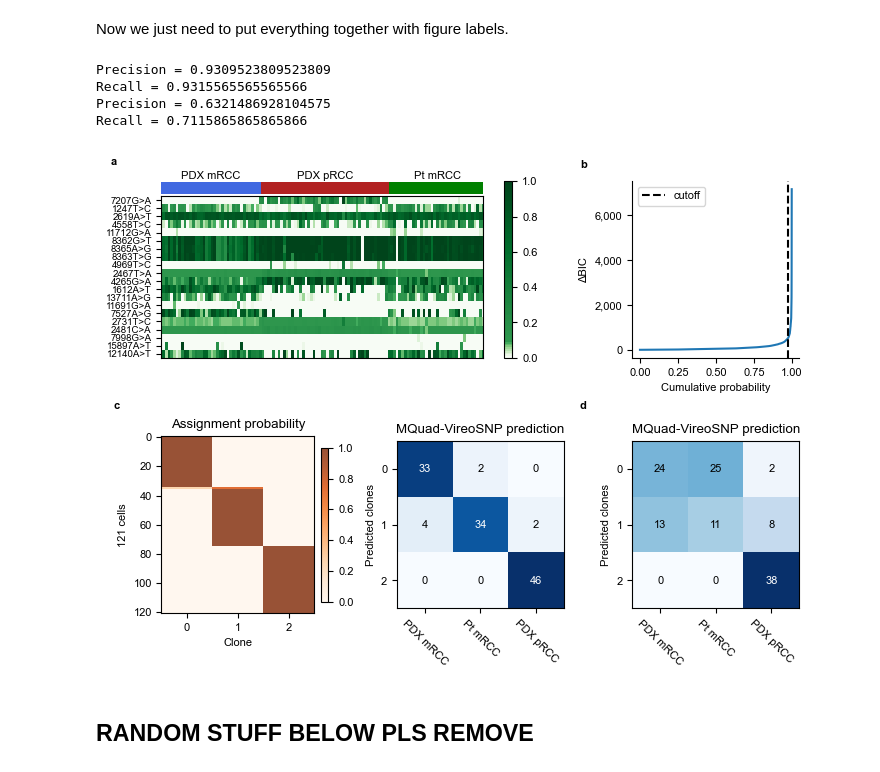
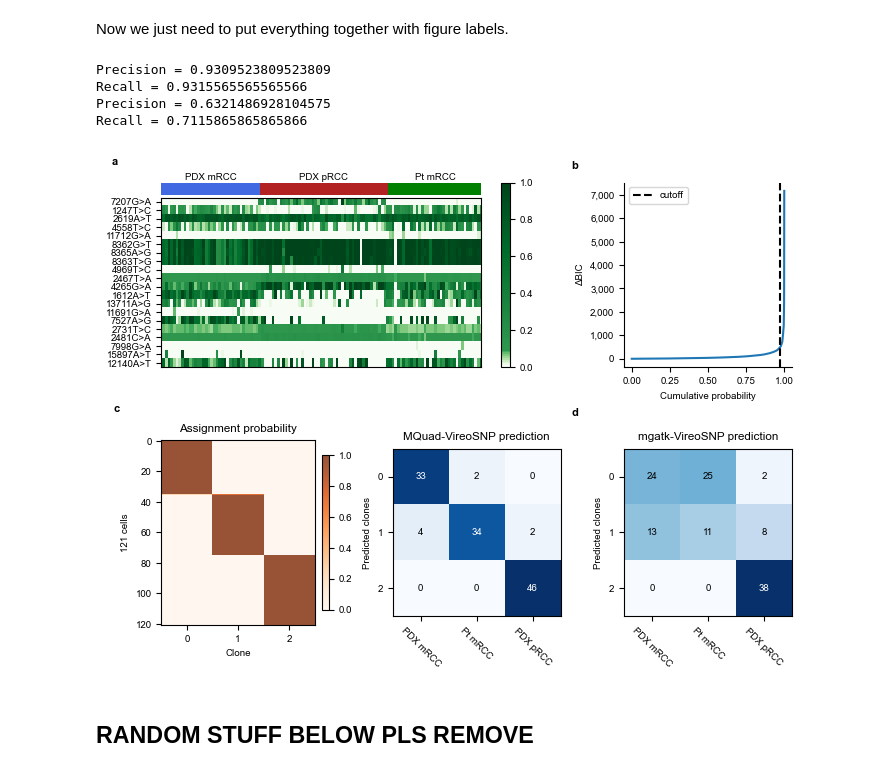
Before and after one commit to aaronkwc/MQuad_paper_reproduced_results, a Jupyter notebook: kim/kim_20210906.ipynb, the cells around one changed output. Saved outputs shown, nothing was run; the diff lists cells and outputs as text; code cells hidden in the pictures.

```diff
--- a/kim/kim_20210906.ipynb
+++ b/kim/kim_20210906.ipynb
@@ -174,7 +174,7 @@ def plot_figure_2c_heatmap(ID_prob, model):
     plt.xticks(range(model.n_donor))
     plt.tight_layout()
 
-def plot_figure_2c_confmatrix(ID_prob, ax):
+def plot_figure_2c_confmatrix(ID_prob, ax, title="MQuad-VireoSNP prediction"):
     clone_id = np.argmax(ID_prob, axis=1)
     real_lab = ['PDX mRCC'] * 37 + ['PDX pRCC'] * 48 + ['Pt mRCC'] * 36
     #real_lab = ['PDX mRCC'] * 36 + ['PDX pRCC'] * 46 + ['Pt mRCC'] * 34
@@ -182,7 +182,7 @@ def plot_figure_2c_confmatrix(ID_prob, ax):
     confusion = confusionMatrix(clone_id, real_lab)
     confusion = confusion[["PDX mRCC", "Pt mRCC", "PDX pRCC"]]
     res = plot_confusionMatrix(confusion, ax)
-    plt.title('MQuad-VireoSNP prediction')
+    plt.title(title)
     plt.ylabel('Predicted clones')
     plt.xticks(range(3), confusion.columns,rotation=315)
     plt.yticks(range(len(confusion)), set(clone_id))
@@ -227,10 +227,10 @@ Now we just need to put everything together with figure labels.
 # %%
 plt.style.use('default')
 font = {'family' : 'Arial',
-        'size'   : 8}
+        'size'   : 7}
 plt.rc('font', **font)
 cm = 1/2.54
-fig = plt.figure(figsize=(18.3*cm, 13.5*cm), dpi=100)
+fig = plt.figure(figsize=(18*cm, 13.5*cm), dpi=100)
 
 #AF heatmap
 ax1 = plt.subplot2grid((2,3), (0,0), colspan=2)
@@ -238,36 +238,36 @@ ax1.text(-0.4*cm, 3*cm, 'a', transform = ax1.transAxes, fontsize = 8, fontweight
 plot_figure_2a(mquad_AD, mquad_DP, ax1)
 
 ## BIC curve
 ax2 = plt.subplot2grid((2,3), (0,2), colspan=1)
 ax2.text(-0.8*cm, 2.7*cm, 'b', transform = ax2.transAxes, fontsize = 8, fontweight = 'bold', va='bottom', ha='left')
 ax2.get_yaxis().set_major_formatter(
    mpl.ticker.FuncFormatter(lambda x, p: format(int(x), ',')))
 plot_figure_2b(BIC, ax2)
 
 
 #assignment prob heatmap
 ax3 = plt.subplot2grid((2,3), (1,0), colspan=1)
 ax3.text(-0.8*cm, 2.9*cm, 'c', transform = ax3.transAxes, fontsize = 8, fontweight = 'bold', va='bottom', ha='left')
 plot_figure_2c_heatmap(ID_prob_reordered, mquad_modelCA)
 
 #mquad confusion matrix
 ax4 = plt.subplot2grid((2,3), (1,1), colspan=1)
 plot_figure_2c_confmatrix(ID_prob_reordered, ax4)
 
 
 #mgatk confusion matrix
 ax5 = plt.subplot2grid((2,3), (1,2), colspan=1)
 ax5.text(-0.8*cm, 3*cm, 'd', transform = ax5.transAxes, fontsize = 8, fontweight = 'bold', va='bottom', ha='left')
-plot_figure_2c_confmatrix(mgatk_modelCA.ID_prob, ax5)
+plot_figure_2c_confmatrix(mgatk_modelCA.ID_prob, ax5, title="mgatk-VireoSNP prediction")
 
 
-plt.savefig('figures/Figure_1.pdf')
+plt.savefig('figures/Figure_2.pdf')
 # %% [output]
 Precision = 0.9309523809523809
 Recall = 0.9315565565565566
 Precision = 0.6321486928104575
 Recall = 0.7115865865865866
-[figure, old version]
+[figure, new version]
 # %% [markdown]
 ## RANDOM STUFF BELOW PLS REMOVE
 # %%
```
Also changed, not shown: parts of 4 cells of this notebook, 21 other files.
